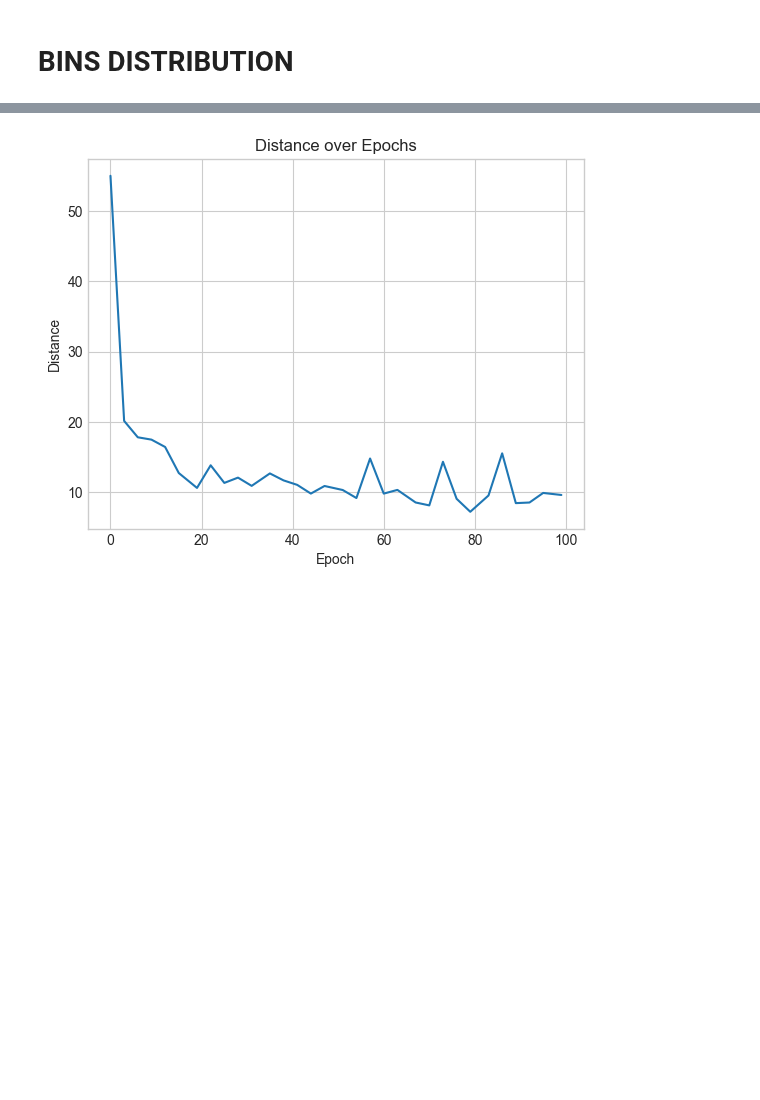
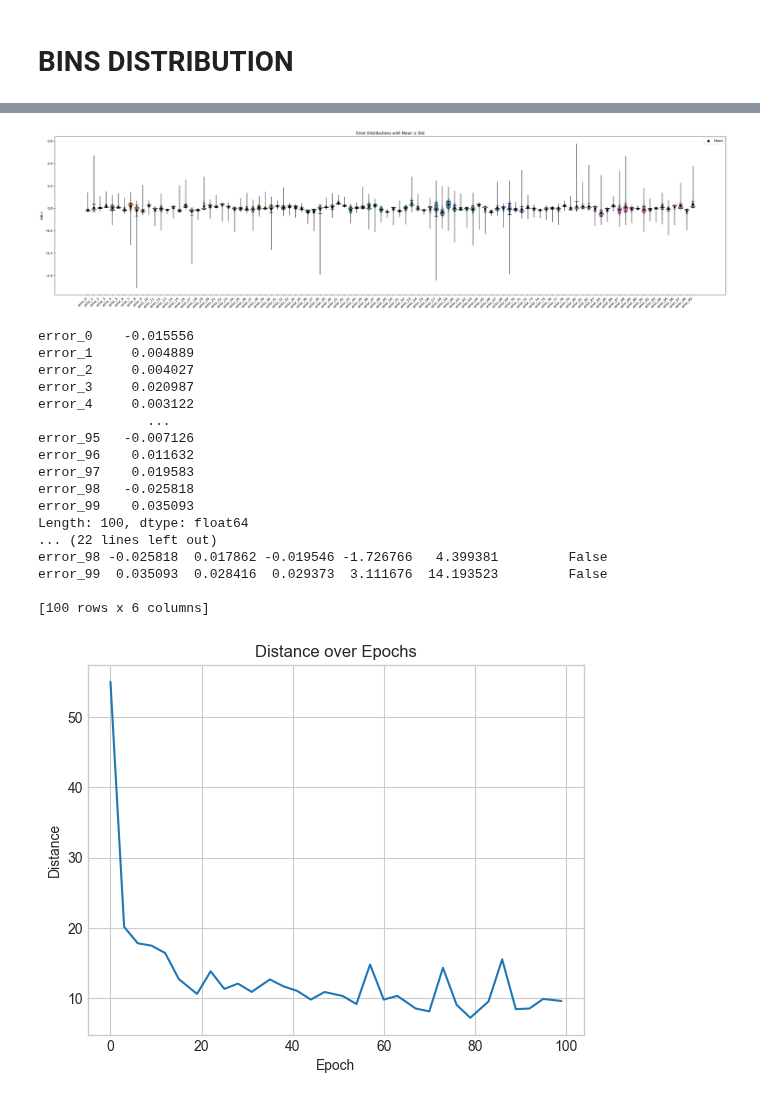
Before and after one commit to matteorofrano/CGAN-for-probability-distribution-generation, a Jupyter notebook: tests.ipynb, the cells around one changed output, grey strips where cells are left out. Saved outputs shown, nothing was run; the diff lists cells and outputs as text; code cells hidden in the pictures; blank space fills up the shorter version.

Commit message:
errors for bins

```diff
--- a/tests.ipynb
+++ b/tests.ipynb
@@ -146,0 +175,22 @@ stats = conditional_gan.evaluate_error_distribution(mydata, 'bins_error_dist.csv
+# %%
+means, std, summary = analyze_error_distribution('./data/results/bins_error_dist.csv')
+print(means,'\n', std, '\n', summary)
+# %% [output]
+[figure, added]
+error_0    -0.015556
+error_1     0.004889
+error_2     0.004027
+error_3     0.020987
+error_4     0.003122
+              ...
+error_95   -0.007126
+error_96    0.011632
+error_97    0.019583
+error_98   -0.025818
+error_99    0.035093
+Length: 100, dtype: float64
+... (22 lines left out)
+error_98 -0.025818  0.017862 -0.019546 -1.726766   4.399381         False
+error_99  0.035093  0.028416  0.029373  3.111676  14.193523         False
+
+[100 rows x 6 columns]
```
Also changed, not shown: parts of 3 cells of this notebook, 9 other files.
